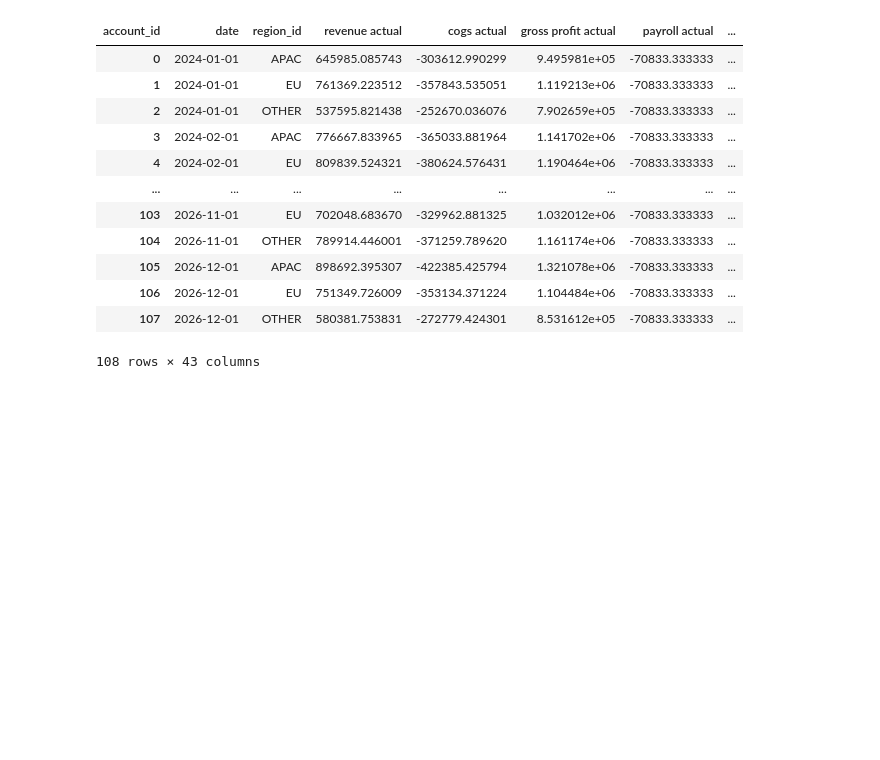
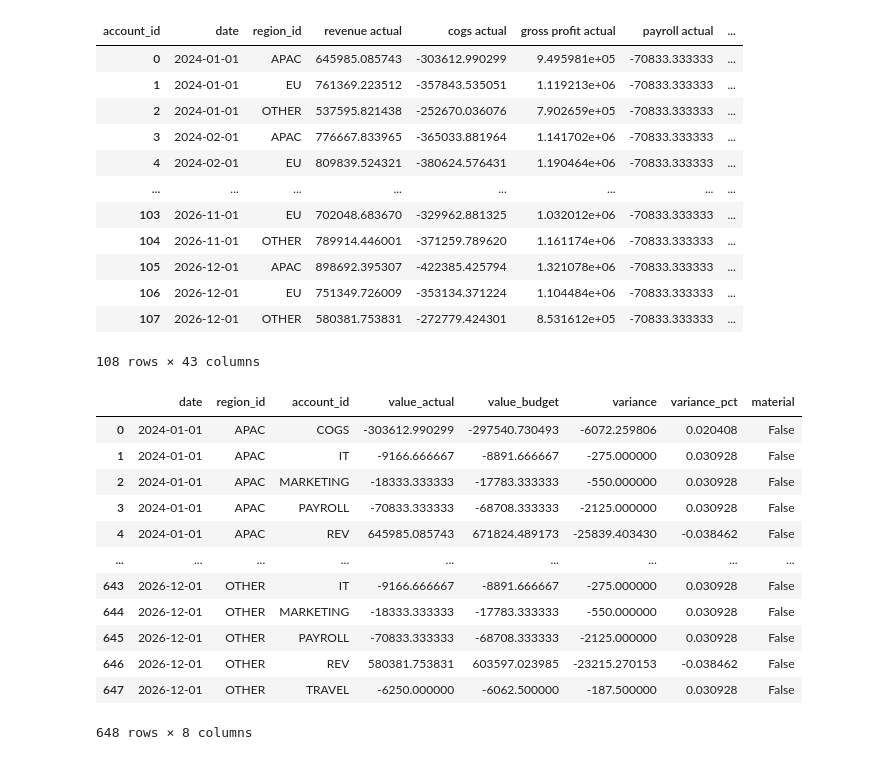
Before and after one commit to yfanlyu/Automation-FPA-Variance, a Jupyter notebook: code/build_pnl_variance.ipynb, the cells around one changed output. Saved outputs shown, nothing was run; the diff lists cells and outputs as text; code cells hidden in the pictures; blank space fills up the shorter version.

```diff
--- a/code/build_pnl_variance.ipynb
+++ b/code/build_pnl_variance.ipynb
@@ -2,7 +2,7 @@
 from pathlib import Path
 import pandas as pd
 # %%
-OUT = Path("/.../data/output")
+OUT = Path("/Users/cici/Desktop/Learning/python_work/Project_idea/fpna_variance_project/src/data_generation/data/output")
 ACCOUNTS = ["REV", "COGS", "PAYROLL", "MARKETING", "IT", "TRAVEL"]
 # %%
 #Load finance data
@@ -89,3 +105,36 @@ build_pnl_variance()
 | 106 | 2026-12-01 | EU | 751349.726009 | -353134.371224 | 1.104484e+06 | -70833.333333 | ... |
 | 107 | 2026-12-01 | OTHER | 580381.753831 | -272779.424301 | 8.531612e+05 | -70833.333333 | ... |
 108 rows × 43 columns
+# %%
+def build_variance():
+    actual = pd.read_csv(OUT/"fact_finance_actual.csv", parse_dates=["date"])
+    budget = pd.read_csv(OUT/"fact_finance_budget.csv", parse_dates=["date"])
+
+    joint_column = ["date", "region_id", "account_id"]
+    actual = actual.groupby(joint_column, as_index=False).value.sum()
+    budget = budget.groupby(joint_column, as_index=False).value.sum()
+    r = actual.merge(budget, on=joint_column, suffixes = ("_actual", "_budget"))
+
+    r["variance"] = r.value_actual - r.value_budget
+    r["variance_pct"] = r.variance / r.value_budget.replace(0, pd.NA)
+    r["material"] = (r["variance"].abs() >= 100.000) & (r["variance_pct"].abs() >= 0.04)
+
+    r.to_csv(OUT/f"actual_vs_budget_variance.csv", index = False)
+
+    return r
+# %%
+build_variance()
+# %% [output]
+|  | date | region_id | account_id | value_actual | value_budget | variance | variance_pct | material |
+| 0 | 2024-01-01 | APAC | COGS | -303612.990299 | -297540.730493 | -6072.259806 | 0.020408 | False |
+| 1 | 2024-01-01 | APAC | IT | -9166.666667 | -8891.666667 | -275.000000 | 0.030928 | False |
+| 2 | 2024-01-01 | APAC | MARKETING | -18333.333333 | -17783.333333 | -550.000000 | 0.030928 | False |
+| 3 | 2024-01-01 | APAC | PAYROLL | -70833.333333 | -68708.333333 | -2125.000000 | 0.030928 | False |
+| 4 | 2024-01-01 | APAC | REV | 645985.085743 | 671824.489173 | -25839.403430 | -0.038462 | False |
+| ... | ... | ... | ... | ... | ... | ... | ... | ... |
+| 643 | 2026-12-01 | OTHER | IT | -9166.666667 | -8891.666667 | -275.000000 | 0.030928 | False |
+| 644 | 2026-12-01 | OTHER | MARKETING | -18333.333333 | -17783.333333 | -550.000000 | 0.030928 | False |
+| 645 | 2026-12-01 | OTHER | PAYROLL | -70833.333333 | -68708.333333 | -2125.000000 | 0.030928 | False |
+| 646 | 2026-12-01 | OTHER | REV | 580381.753831 | 603597.023985 | -23215.270153 | -0.038462 | False |
+| 647 | 2026-12-01 | OTHER | TRAVEL | -6250.000000 | -6062.500000 | -187.500000 | 0.030928 | False |
+648 rows × 8 columns
```
Also changed, not shown: parts of 2 cells of this notebook.
